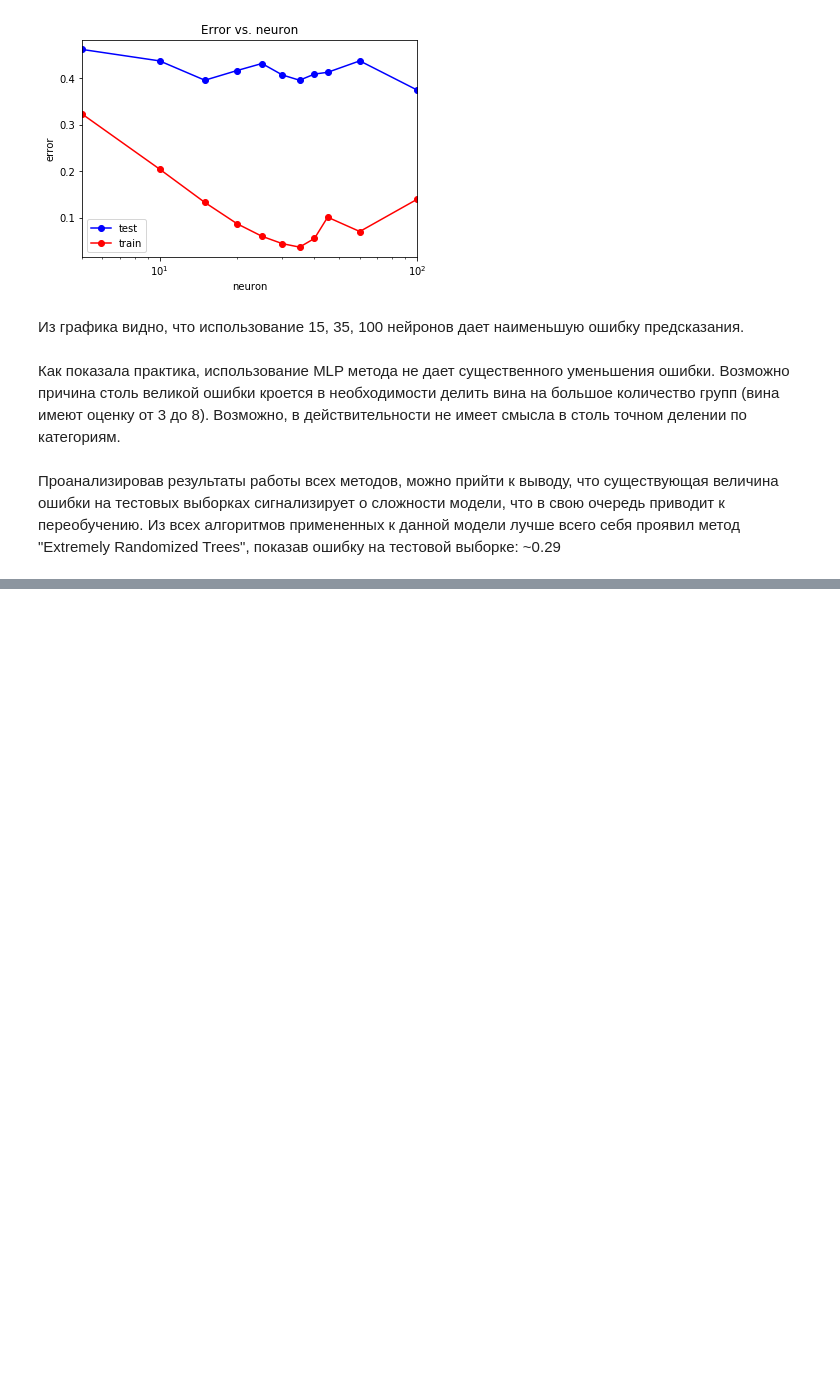
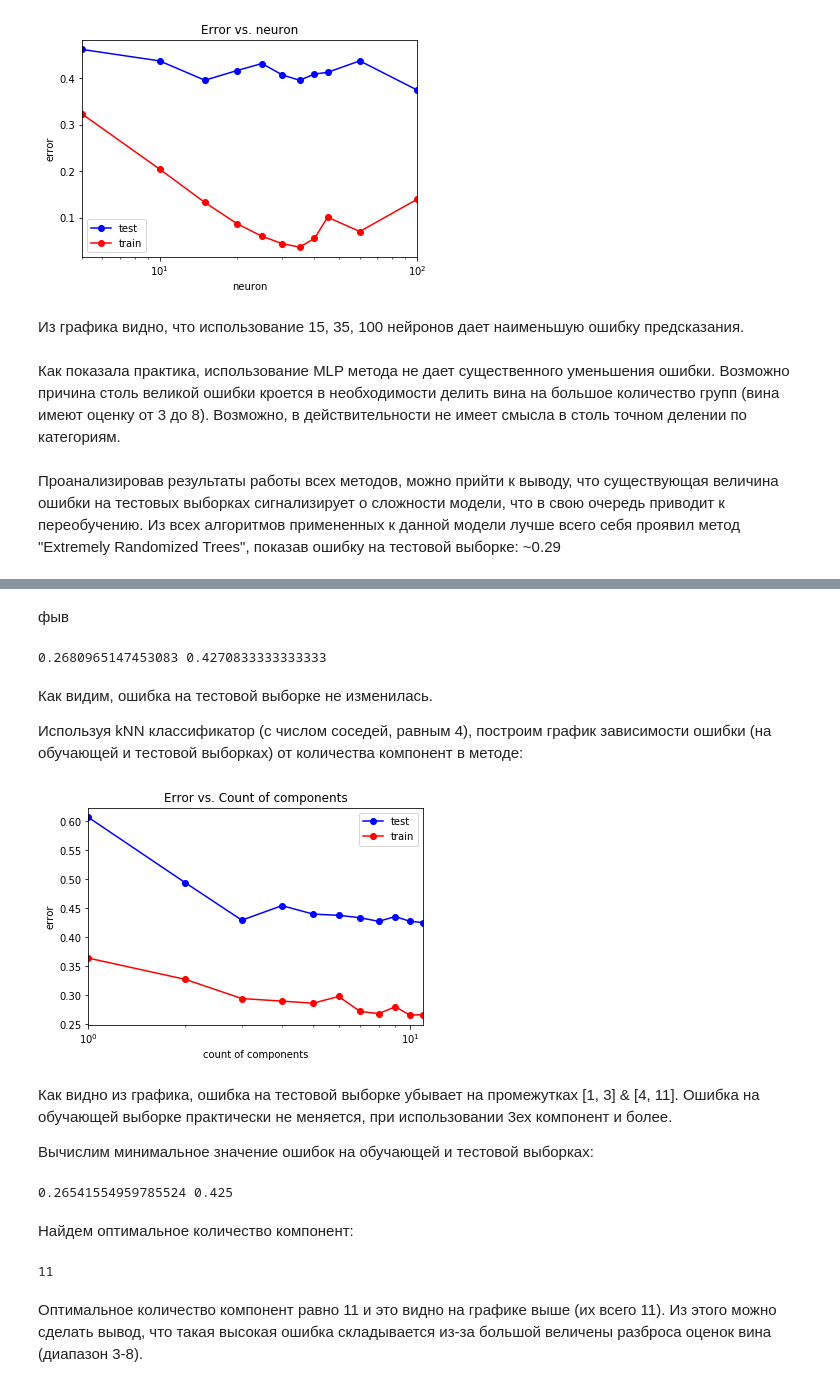
Before and after one commit to Yaroslav-Lahtachev/MachineLearning, a Jupyter notebook: ML.ipynb, the cells around one changed output, grey strips where cells are left out. Drawn from its saved outputs; the diff is of its cells as text; code cells hidden in the pictures; blank space fills up the shorter version.

```diff
--- a/ML.ipynb
+++ b/ML.ipynb
@@ -976,0 +983,4 @@ pass
+# %%
+from sklearn.decomposition import PCA
+pca = PCA(n_components = 8)
+pca.fit(X)
@@ -976,0 +990,2 @@ pass
+# %%
+X_PCA = pca.transform(X)
@@ -976,0 +1022,66 @@ pass
+# %% [markdown]
+фыв
+# %%
+X_train, X_test, y_train, y_test = train_test_split(X_PCA, y, test_size = 0.3, random_state = 1)
+
+knn = KNeighborsClassifier(n_neighbors = 4)
+knn.fit(X_train, y_train)
+y_train_predict = knn.predict(X_train)
+y_test_predict = knn.predict(X_test)
+
+err_train = np.mean(y_train != y_train_predict)
+err_test  = np.mean(y_test  != y_test_predict)
+
+print(err_train, err_test)
+# %% [output]
+0.2680965147453083 0.4270833333333333
+# %% [markdown]
+Как видим, ошибка на тестовой выборке не изменилась.
+
+Используя kNN классификатор (с числом соседей, равным 4), построим график зависимости ошибки (на обучающей и тестовой выборках) от количества компонент в методе:
+# %%
+components_arr = np.arange(1, 12, 1)
+test_err = []
+train_err = []
+for num_components in components_arr:
+    pca = PCA(n_components = num_components)
+    pca.fit(X)
+    X_PCA = pca.transform(X)
+    X_PCA_train, X_PCA_test, y_train, y_test = train_test_split(X_PCA, y, test_size = 0.3, random_state = 1)
+    knn = KNeighborsClassifier(n_neighbors = 4)
+    knn.fit(X_PCA_train, y_train)
+    y_train_pred = knn.predict(X_PCA_train)
+    y_test_pred = knn.predict(X_PCA_test)
+    train_err.append(np.mean(y_train != y_train_pred))
+    test_err.append(np.mean(y_test != y_test_pred))
+
+plt.semilogx(components_arr, test_err, 'b-o', label = 'test')
+plt.semilogx(components_arr, train_err, 'r-o', label = 'train')
+plt.xlim([np.min(components_arr), np.max(components_arr)])
+plt.title('Error vs. Count of components')
+plt.xlabel('count of components')
+plt.ylabel('error')
+plt.legend()
+pass
+# %% [output]
+[figure, added]
+# %% [markdown]
+Как видно из графика, ошибка на тестовой выборке убывает на промежутках [1, 3] & [4, 11]. Ошибка на обучающей выборке практически не меняется, при использовании 3ех компонент и более.
+
+Вычислим минимальное значение ошибок на обучающей и тестовой выборках:
+# %%
+min_train_err = np.min(train_err)
+min_test_err = np.min(test_err)
+print(min_train_err, min_test_err)
+# %% [output]
+0.26541554959785524 0.425
+# %% [markdown]
+Найдем оптимальное количество компонент:
+# %%
+opt_num_components = components_arr[test_err == min_test_err]
+opt_num = opt_num_components[0]
+print(opt_num)
+# %% [output]
+11
+# %% [markdown]
+Оптимальное количество компонент равно 11 и это видно на графике выше (их всего 11). Из этого можно сделать вывод, что такая высокая ошибка складывается из-за большой величены разброса оценок вина (диапазон 3-8).
```
Also changed, not shown: parts of 13 cells of this notebook.
